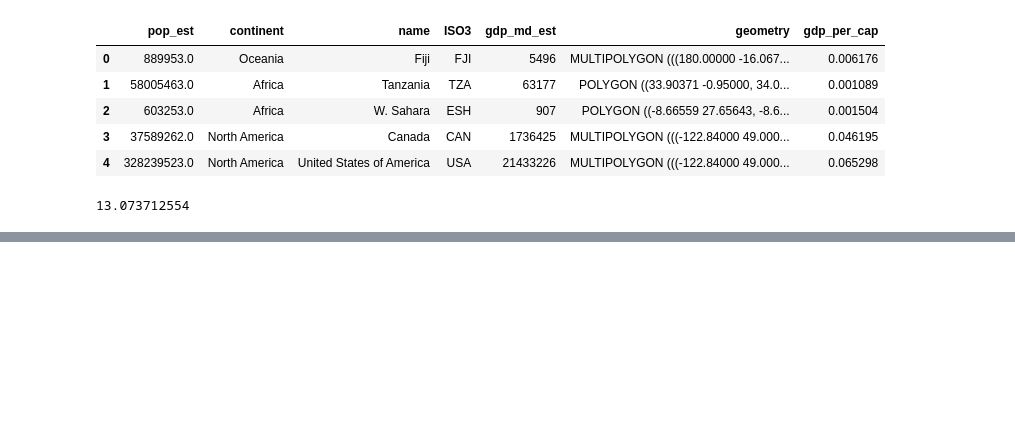
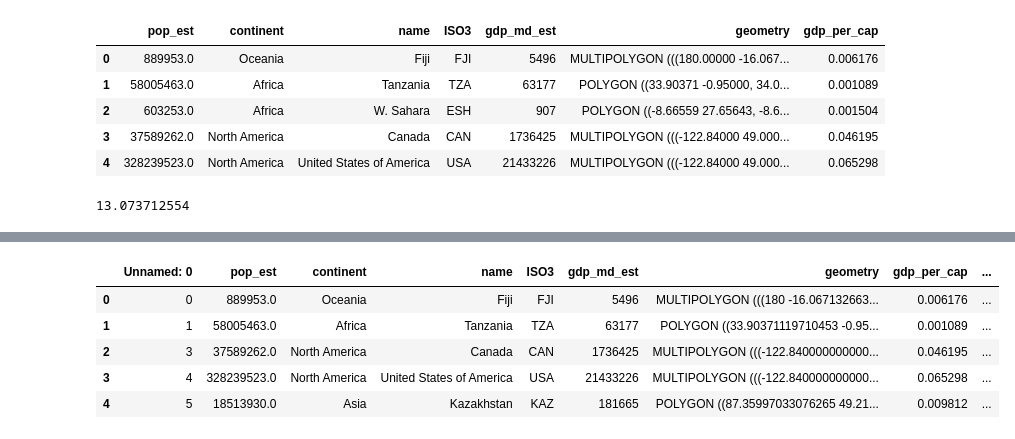
Before and after one commit to jchen056/COVID19_visualization, a Jupyter notebook: dashboard .ipynb, the cells around one changed output, grey strips where cells are left out. Drawn from its saved outputs; the diff is of its cells as text; code cells hidden in the pictures; blank space fills up the shorter version.

```diff
--- a/dashboard .ipynb
+++ b/dashboard .ipynb
@@ -62,0 +76,5 @@ world_notnull["persons_vaccinated"].sum()/total_pop
+# %%
+df_n=pd.read_csv("data/world_dataset.csv")
+df_n=df_n[df_n["Total_Vaccinations"].notnull()]
+np.sum(df_n["pop_est"])
+np.sum(df_n["Persons_Fully_Vaccinated"])/np.sum(df_n["pop_est"])*100
@@ -62,0 +112,10 @@ world_notnull["persons_vaccinated"].sum()/total_pop
+# %%
+len(df_n)
+df_n.head()
+# %% [output]
+|  | Unnamed: 0 | pop_est | continent | name | ISO3 | gdp_md_est | geometry | gdp_per_cap | ... |
+| 0 | 0 | 889953.0 | Oceania | Fiji | FJI | 5496 | MULTIPOLYGON (((180 -16.067132663... | 0.006176 | ... |
+| 1 | 1 | 58005463.0 | Africa | Tanzania | TZA | 63177 | POLYGON ((33.90371119710453 -0.95... | 0.001089 | ... |
+| 2 | 3 | 37589262.0 | North America | Canada | CAN | 1736425 | MULTIPOLYGON (((-122.840000000000... | 0.046195 | ... |
+| 3 | 4 | 328239523.0 | North America | United States of America | USA | 21433226 | MULTIPOLYGON (((-122.840000000000... | 0.065298 | ... |
+| 4 | 5 | 18513930.0 | Asia | Kazakhstan | KAZ | 181665 | POLYGON ((87.35997033076265 49.21... | 0.009812 | ... |
```
Also changed, not shown: parts of 5 cells of this notebook, 3 other files.
